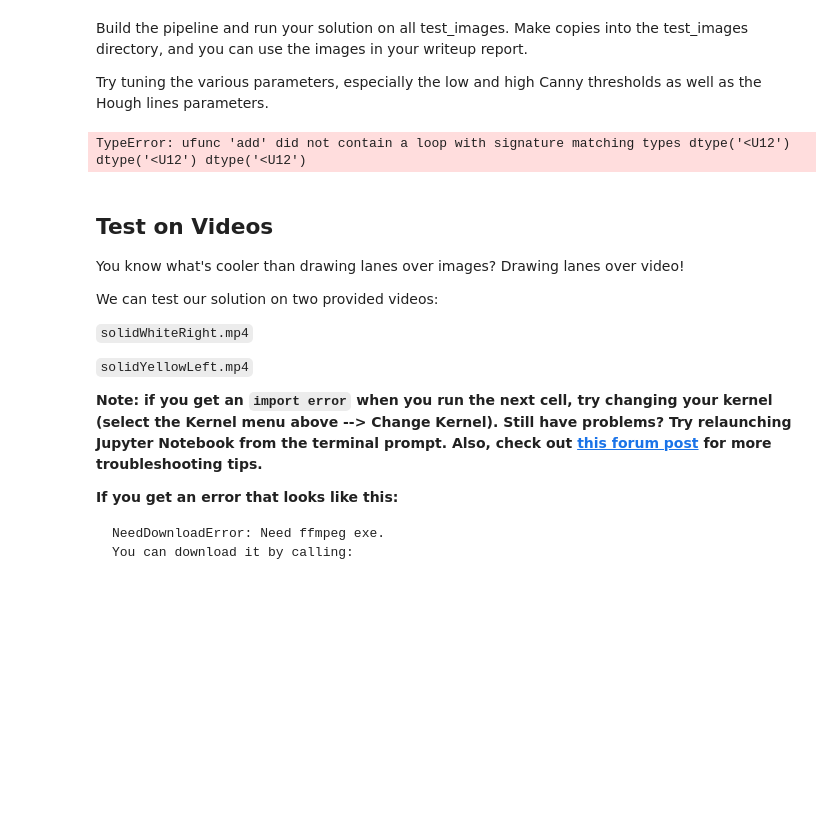
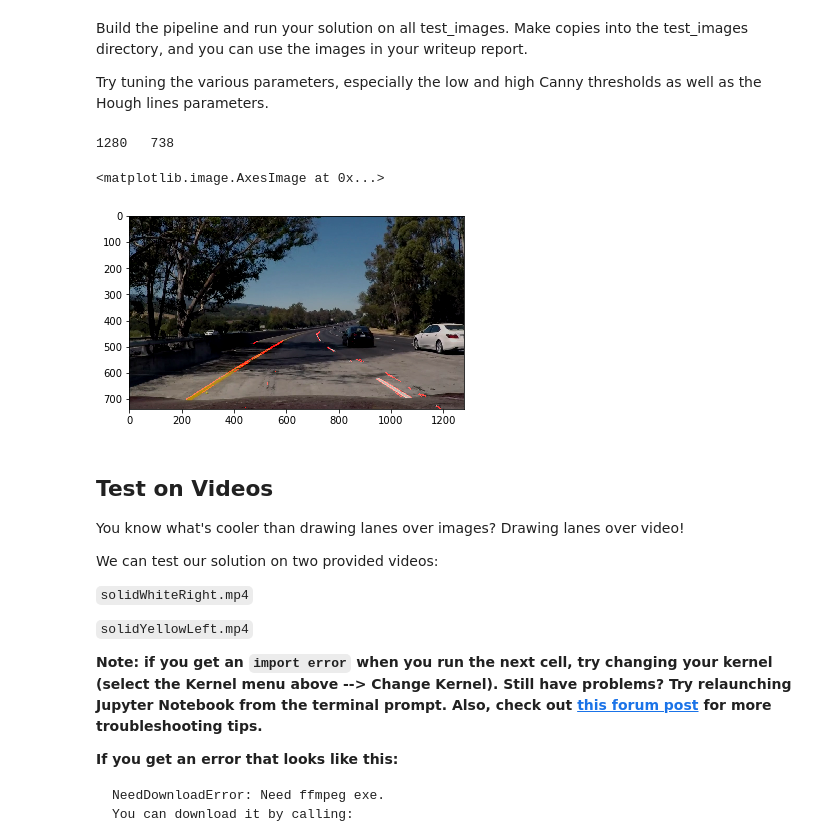
Before and after one commit to sorny92/CarND-LaneLines-P1, a Jupyter notebook: P1.ipynb, the cells around one changed output. Drawn from its saved outputs; the diff is of its cells as text; code cells hidden in the pictures; blank space fills up the shorter version.

```diff
--- a/P1.ipynb
+++ b/P1.ipynb
@@ -202,28 +202,39 @@ Try tuning the various parameters, especially the low and high Canny thresholds
 # %%
 # TODO: Build your pipeline that will draw lane lines on the test_images
 # then save them to the test_images directory.
-image = mpimg.imread('test_images/' + image)
+image = mpimg.imread('test_images/' + 'challenge_3.png', cv2.COLOR_RGB2GRAY)
 #Get the size of the image
 xsize=image.shape[1]
 ysize=image.shape[0]
 print(xsize, " ", ysize)
 grayimage = grayscale(image)
 edgy = gaussian_blur(grayimage, 5)
 low_threshold = 50
 high_threshold = 100
 edgy_image = canny(edgy, low_threshold, high_threshold)
-vertices = np.array([[(480, 310), (490, 310), (xsize, ysize), (0,ysize)]], dtype=np.int32)
+left_down_corner = 0.05*xsize
+rigth_down_corner = 0.95*xsize
+horizont = 0.6*ysize
+horizont_margin = 0.07*xsize
+middle = xsize/2
+
+vertices = np.array([[(left_down_corner,ysize),
+              (middle-horizont_margin, horizont),
+              (middle + horizont_margin, horizont),
+              (rigth_down_corner, ysize) ]], dtype=np.int32)
 image_interest = region_of_interest(edgy_image, vertices)
 rho = 1
 theta = np.pi/150
 threshold = 20
 min_line_len = 1
 max_line_gap = 10
 img_lines = hough_lines(image_interest, rho, theta, threshold, min_line_len, max_line_gap)
 final_img = weighted_img(img_lines, image)
 plt.imshow(final_img)
 # %% [output]
-TypeError: ufunc 'add' did not contain a loop with signature matching types dtype('<U12') dtype('<U12') dtype('<U12')
+1280   738
+<matplotlib.image.AxesImage at 0x...>
+[figure, added]
 # %% [markdown]
 ## Test on Videos
 
```
Also changed, not shown: parts of 2 cells of this notebook, 4 other files.
